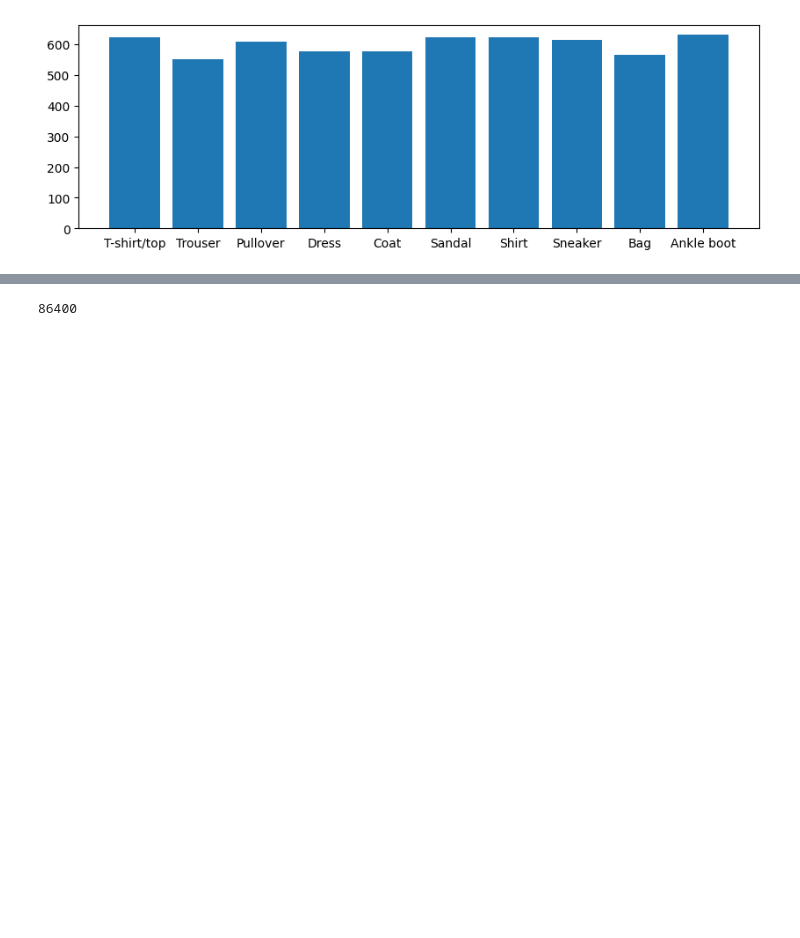
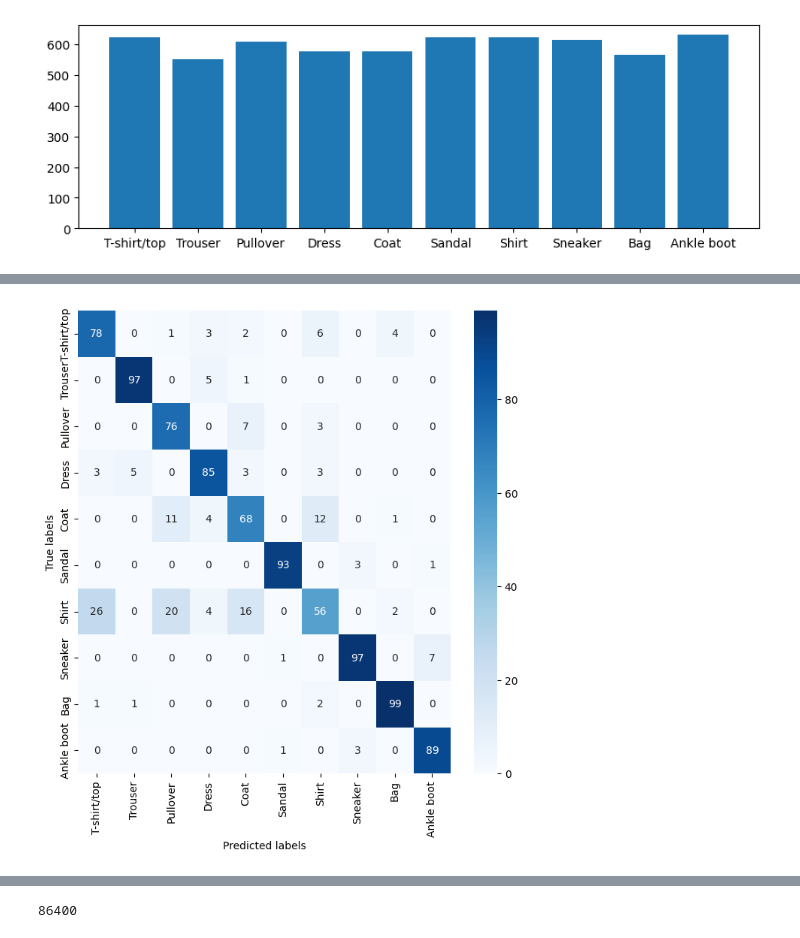
Before and after one commit to chairmandeepa/db_deepa, a Jupyter notebook: Copy_of_Welcome_To_Colab.ipynb, the cells around one changed output, grey strips where cells are left out. Saved outputs shown, nothing was run; the diff lists cells and outputs as text; code cells hidden in the pictures; blank space fills up the shorter version.

```diff
--- a/Copy_of_Welcome_To_Colab.ipynb
+++ b/Copy_of_Welcome_To_Colab.ipynb
@@ -205,0 +239,12 @@ cm = confusion_matrix(y_test, np.argmax(y_pred, axis=1))
+# %%
+plt.figure(figsize=(8,8))
+
+
+sns.heatmap(cm, annot=True, fmt='g', cmap='Blues', xticklabels=class_names, yticklabels=class_names)
+plt.xlabel('Predicted labels')
+plt.ylabel('True labels')
+
+#
+plt.show()
+# %% [output]
+[figure, added]
```
Also changed, not shown: parts of 9 cells of this notebook.
